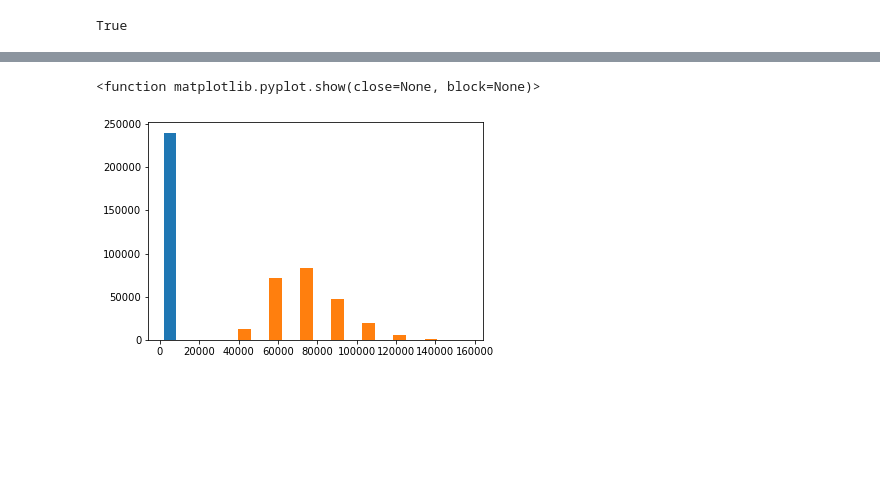
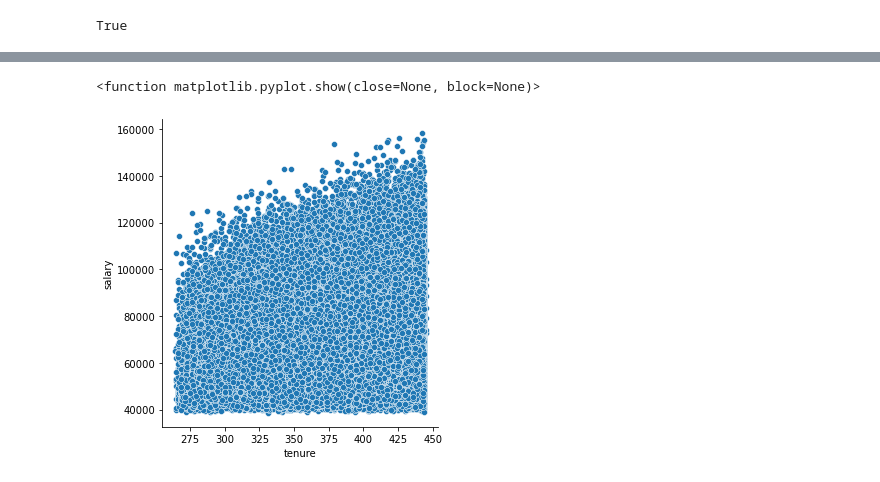
Before and after one commit to javahava1222/statistics-exercises, a Jupyter notebook: hypothesis_testing.ipynb, the cells around one changed output, grey strips where cells are left out. Cells and saved outputs as stored; diff of their text form; code cells hidden in the pictures; blank space fills up the shorter version.

```diff
--- a/hypothesis_testing.ipynb
+++ b/hypothesis_testing.ipynb
@@ -478,12 +473,12 @@ df
 # %%
 # Is there a relationship between how long an employee has been with the company and their salary?
 #H0 = there is no correlation between the tenure and the salary
 #H1 = there is correlation between the tenure and the salary
-plt.hist(df)
+sns.relplot(df.tenure, df.salary)
 plt.show
 # %% [output]
 <function matplotlib.pyplot.show(close=None, block=None)>
-[figure, old version]
+[figure, new version]
 # %%
 
 r, p = stats.pearsonr(df.tenure, df.salary)
```
Also changed, not shown: parts of 17 cells of this notebook.
